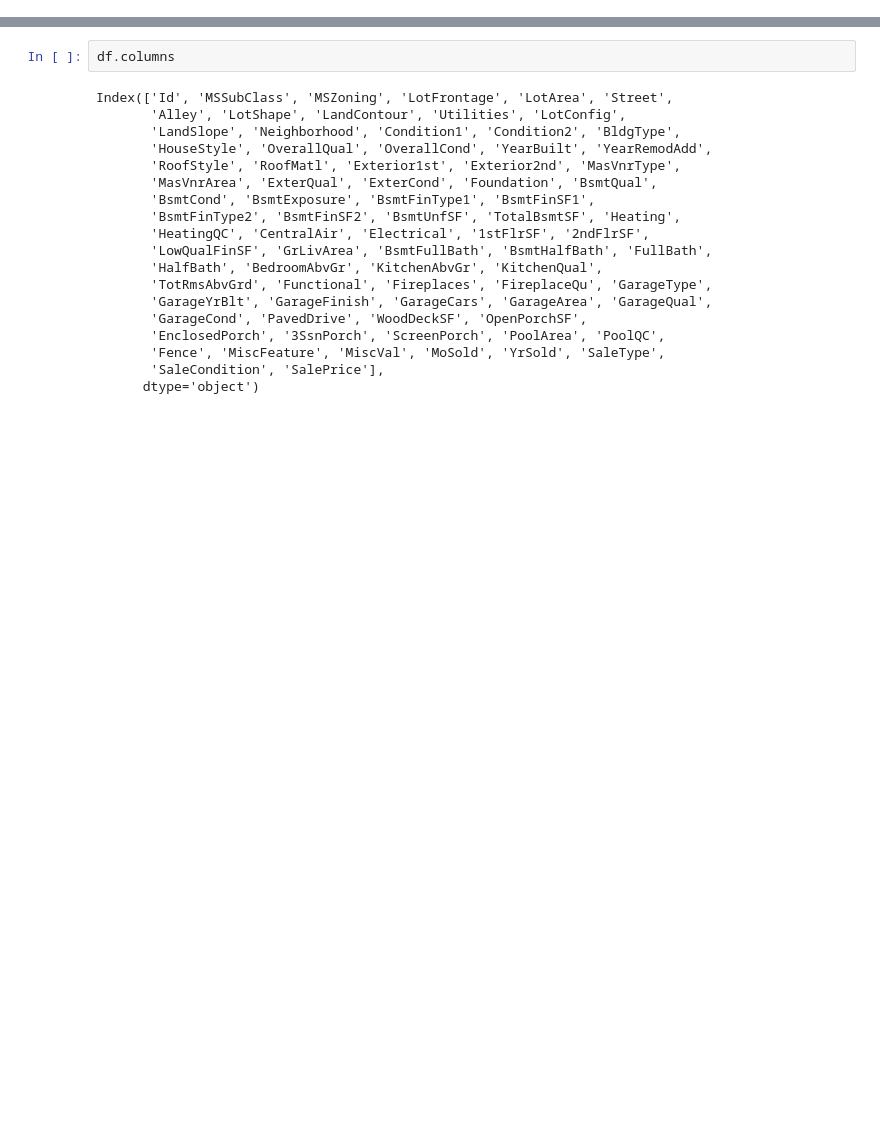
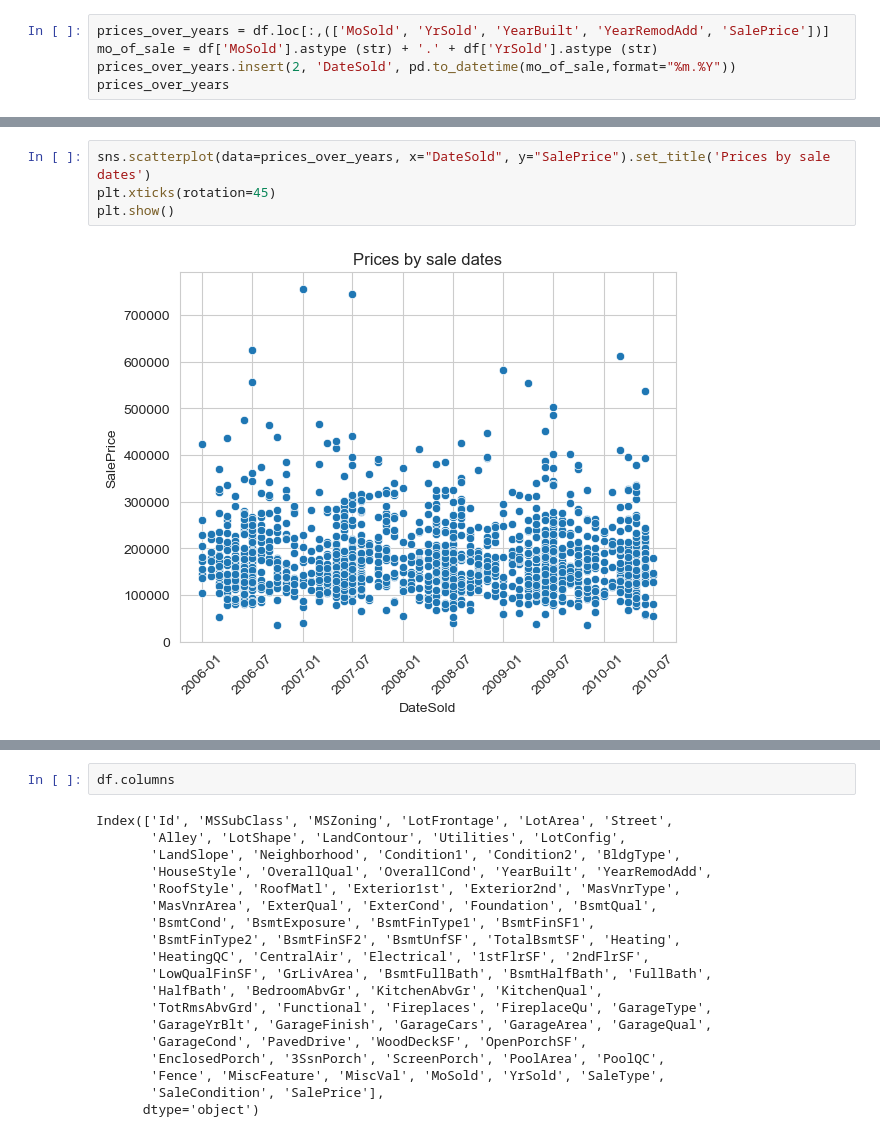
Before and after one commit to anidima/YData_Kaggle_Comp, a Jupyter notebook: EDA.ipynb, the cells around one changed output, grey strips where cells are left out. Saved outputs shown, nothing was run; the diff lists cells and outputs as text; blank space fills up the shorter version.

```diff
--- a/EDA.ipynb
+++ b/EDA.ipynb
@@ -42,0 +106,5 @@ memory usage: 924.0+ KB
+# %%
+prices_over_years = df.loc[:,(['MoSold', 'YrSold', 'YearBuilt', 'YearRemodAdd', 'SalePrice'])]
+mo_of_sale = df['MoSold'].astype (str) + '.' + df['YrSold'].astype (str)
+prices_over_years.insert(2, 'DateSold', pd.to_datetime(mo_of_sale,format="%m.%Y"))
+prices_over_years
@@ -42,0 +125,6 @@ memory usage: 924.0+ KB
+# %%
+sns.scatterplot(data=prices_over_years, x="DateSold", y="SalePrice").set_title('Prices by sale dates')
+plt.xticks(rotation=45)
+plt.show()
+# %% [output]
+[figure, added]
```
Also changed, not shown: parts of 41 cells of this notebook.
